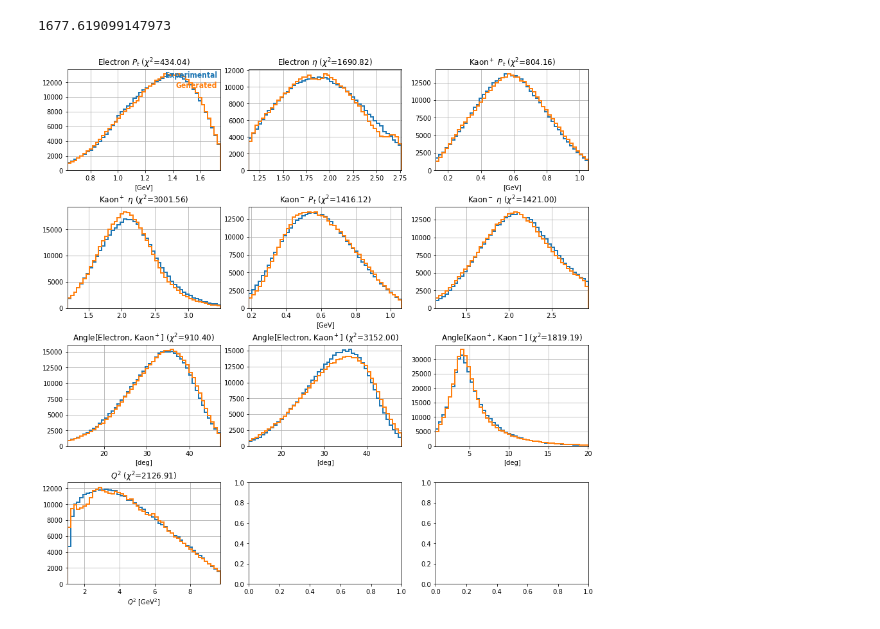
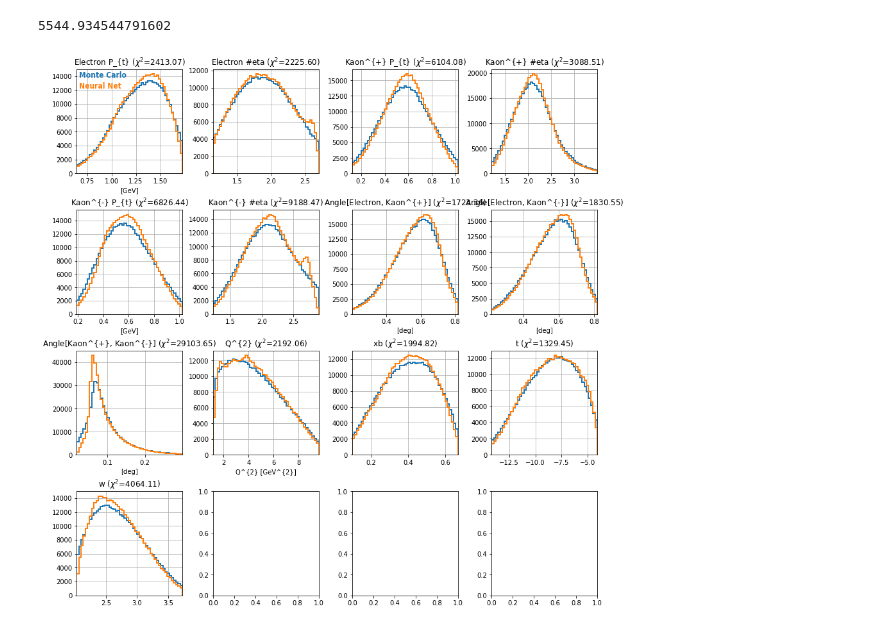
Before and after one commit to psimmerl/EasyAI, a Jupyter notebook: notebooks/analysis.ipynb, the cells around one changed output. Saved outputs shown, nothing was run; the diff lists cells and outputs as text; code cells hidden in the pictures.

```diff
--- a/notebooks/analysis.ipynb
+++ b/notebooks/analysis.ipynb
@@ -74,30 +116,41 @@ keys, vals = dd.keys(), [dd[k] for k in dd]
 # %%
-f, axs = plt.subplots(4,3, figsize=(12,12), constrained_layout=True)
+rows, cols = np.ceil(np.sqrt(trn.shape[1])), np.ceil(np.sqrt(trn.shape[1]))
+rows, cols = int(rows), int(cols)
+f, axs = plt.subplots(cols,rows, figsize=(3*cols,3*rows), constrained_layout=True)
 axs = axs.flatten()
 chi2_tot = 0
-for iax, (ax, tt, gg) in enumerate(zip(axs, trn.T, gen.T)):
-  feat, title, xlab, nbins, xmin, xmax = binfo[iax]
-  bins = np.linspace(xmin, xmax, nbins)
 
-  tvals, _, _ = ax.hist(tt, histtype='step', bins=bins, lw=2, label='Experimental')
-  gvals, _, _ = ax.hist(gg, histtype='step', bins=bins, lw=2, label='Generated')
+for iax, k in enumerate(real):
+  ax = axs[iax]
+
+  r = real[k]
+  f = fake[k]
+  var, title, nb, xmin, xmax = binfo[k]
+
+  xlab = title.split(';')[1]
+  title = title.split(';')[0]
+
+  bins = np.linspace(xmin, xmax, nb)
+
+  tvals, _, _ = ax.hist(r, histtype='step', bins=bins, lw=2, label='Monte Carlo')
+  gvals, _, _ = ax.hist(f, histtype='step', bins=bins, lw=2, label='Neural Net')
 
   ax.set_xlim((xmin,xmax))
   ax.grid(True)
 
   chi2 = np.sum((tvals-gvals)**2/np.fmax(1, tvals))
   chi2_tot += chi2
 
   ax.set_title(title + f' ($\chi^2$={chi2:.2f})')
   ax.set_xlabel(xlab)
 
-axs[0].text(0.98, 0.98, 'Experimental', ha='right', va='top', transform=axs[0].transAxes, c='C0', weight='bold', stretch='condensed', size=12)
-axs[0].text(0.98, 0.88, 'Generated', ha='right', va='top', transform=axs[0].transAxes, c='C1', weight='bold', stretch='condensed', size=12)
+axs[0].text(0.02, 0.98, 'Monte Carlo', ha='left', va='top', transform=axs[0].transAxes, c='C0', weight='bold', stretch='condensed', size=12)
+axs[0].text(0.02, 0.88, 'Neural Net', ha='left', va='top', transform=axs[0].transAxes, c='C1', weight='bold', stretch='condensed', size=12)
 
 print(chi2_tot / trn.shape[1])
 # %% [output]
-1677.619099147973
+5544.934544791602
-[figure, old version]
+[figure, new version]
 # %%
 from sklearn.metrics import roc_curve, roc_auc_score
 f, axs = plt.subplots(1, 2, figsize=(8, 4), constrained_layout=True)
```
Also changed, not shown: parts of 6 cells of this notebook, 5 other files.
